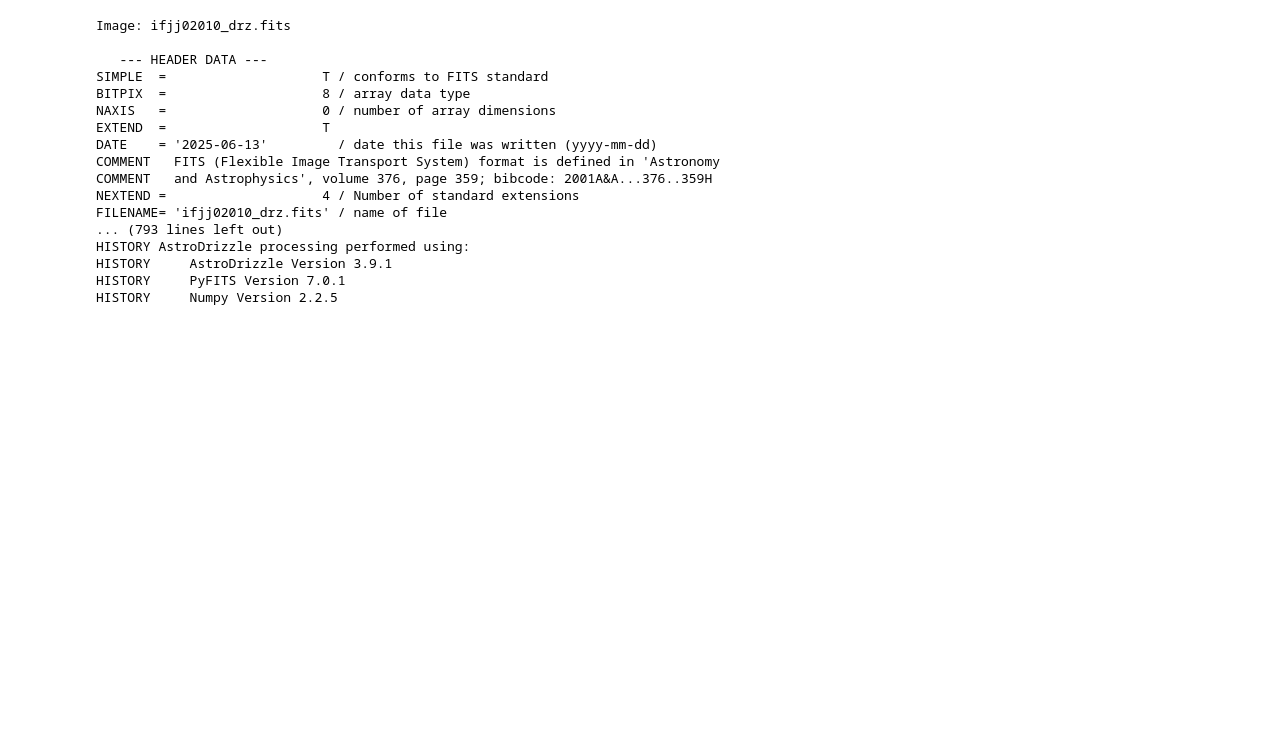
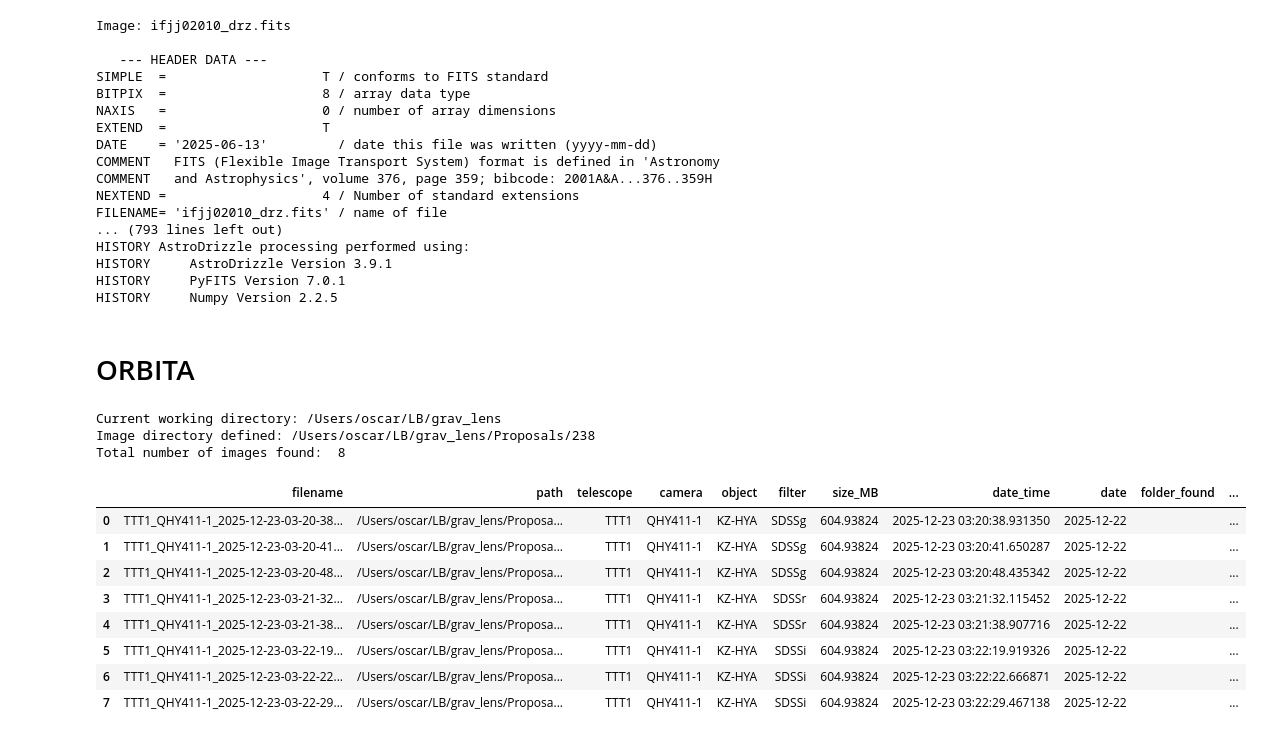
Before and after one commit to oscar-s-p/grav_lens, a Jupyter notebook: scripts/opening_images.ipynb, the cells around one changed output. Drawn from its saved outputs; the diff is of its cells as text; code cells hidden in the pictures; blank space fills up the shorter version.

```diff
--- a/scripts/opening_images.ipynb
+++ b/scripts/opening_images.ipynb
@@ -253,3 +278,25 @@ HISTORY     Numpy Version 2.2.5
 # %%
 import matplotlib.pyplot as plt
 plt.savefig('result_images/DESI-350-TTT.png', dpi = 200)
+# %% [markdown]
+# ORBITA
+# %%
+iv = image_viewer_class.image_viewer('Proposals/238'
+                                    #  filters={'object':object}
+                                     )
+
+iv.dataframe_add(['seeing', 'moon', 'EZP', 'integration', 'FLUXSKY'])
+iv.df_files.sort_values('date')
+# %% [output]
+Current working directory: /Users/oscar/LB/grav_lens
+Image directory defined: /Users/oscar/LB/grav_lens/Proposals/238
+Total number of images found:  8
+|  | filename | path | telescope | camera | object | filter | size_MB | date_time | date | folder_found | ... |
+| 0 | TTT1_QHY411-1_2025-12-23-03-20-38... | /Users/oscar/LB/grav_lens/Proposa... | TTT1 | QHY411-1 | KZ-HYA | SDSSg | 604.93824 | 2025-12-23 03:20:38.931350 | 2025-12-22 |  | ... |
+| 1 | TTT1_QHY411-1_2025-12-23-03-20-41... | /Users/oscar/LB/grav_lens/Proposa... | TTT1 | QHY411-1 | KZ-HYA | SDSSg | 604.93824 | 2025-12-23 03:20:41.650287 | 2025-12-22 |  | ... |
+| 2 | TTT1_QHY411-1_2025-12-23-03-20-48... | /Users/oscar/LB/grav_lens/Proposa... | TTT1 | QHY411-1 | KZ-HYA | SDSSg | 604.93824 | 2025-12-23 03:20:48.435342 | 2025-12-22 |  | ... |
+| 3 | TTT1_QHY411-1_2025-12-23-03-21-32... | /Users/oscar/LB/grav_lens/Proposa... | TTT1 | QHY411-1 | KZ-HYA | SDSSr | 604.93824 | 2025-12-23 03:21:32.115452 | 2025-12-22 |  | ... |
+| 4 | TTT1_QHY411-1_2025-12-23-03-21-38... | /Users/oscar/LB/grav_lens/Proposa... | TTT1 | QHY411-1 | KZ-HYA | SDSSr | 604.93824 | 2025-12-23 03:21:38.907716 | 2025-12-22 |  | ... |
+| 5 | TTT1_QHY411-1_2025-12-23-03-22-19... | /Users/oscar/LB/grav_lens/Proposa... | TTT1 | QHY411-1 | KZ-HYA | SDSSi | 604.93824 | 2025-12-23 03:22:19.919326 | 2025-12-22 |  | ... |
+| 6 | TTT1_QHY411-1_2025-12-23-03-22-22... | /Users/oscar/LB/grav_lens/Proposa... | TTT1 | QHY411-1 | KZ-HYA | SDSSi | 604.93824 | 2025-12-23 03:22:22.666871 | 2025-12-22 |  | ... |
+| 7 | TTT1_QHY411-1_2025-12-23-03-22-29... | /Users/oscar/LB/grav_lens/Proposa... | TTT1 | QHY411-1 | KZ-HYA | SDSSi | 604.93824 | 2025-12-23 03:22:29.467138 | 2025-12-22 |  | ... |
```
Also changed, not shown: parts of 4 cells of this notebook, 1 other file.
